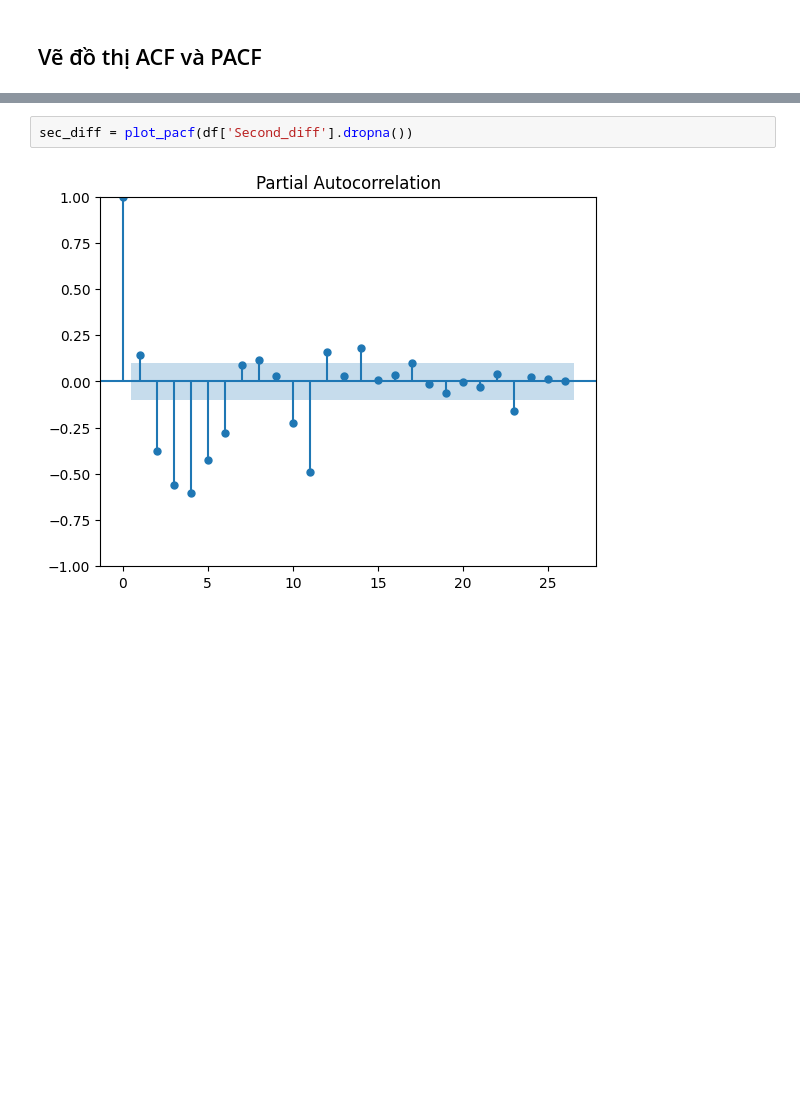
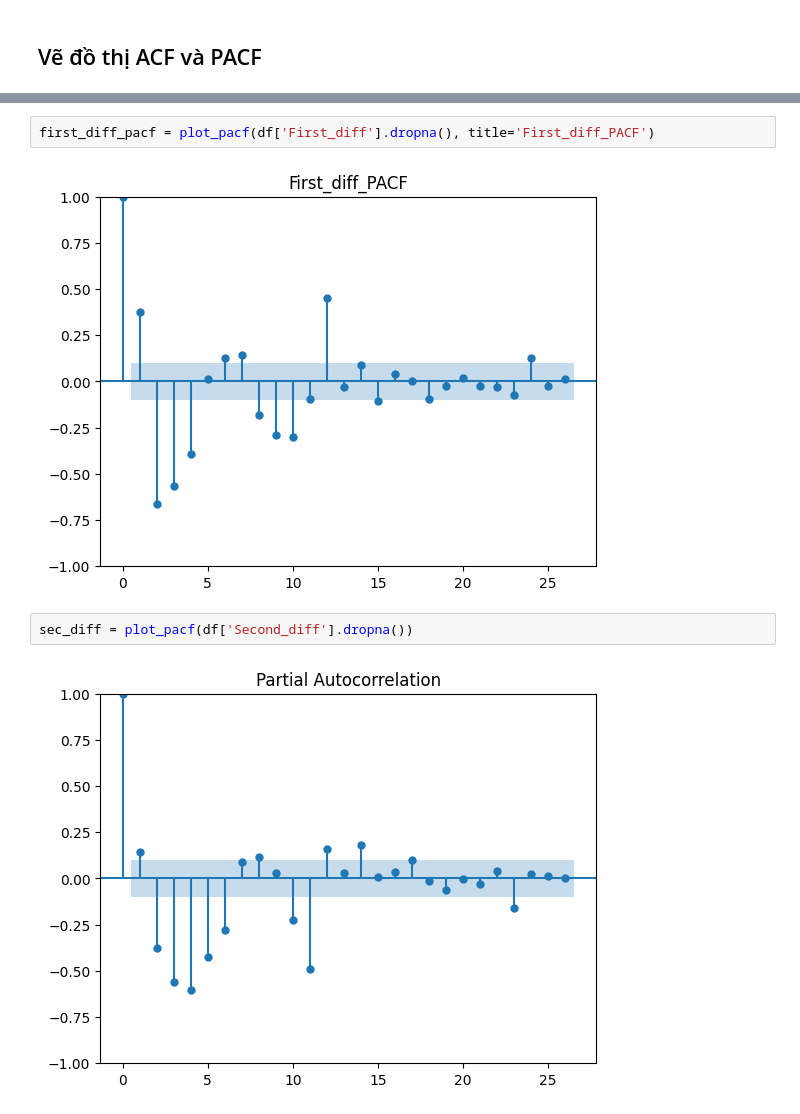
Before and after one commit to NHN-Rex/TDMU_2024-2025, a Jupyter notebook: HK2_LAB_Phan-tich-du-lieu-chuoi-thoi-gian-va-ung-dung/Lab1/code.ipynb, the cells around one changed output, grey strips where cells are left out. Drawn from its saved outputs; the diff is of its cells as text; blank space fills up the shorter version.

```diff
--- a/HK2_LAB_Phan-tich-du-lieu-chuoi-thoi-gian-va-ung-dung/Lab1/code.ipynb
+++ b/HK2_LAB_Phan-tich-du-lieu-chuoi-thoi-gian-va-ung-dung/Lab1/code.ipynb
@@ -137,3 +140,7 @@ first_diff = plot_acf(df['First_diff'].dropna())
+# %%
+first_diff_pacf = plot_pacf(df['First_diff'].dropna(), title='First_diff_PACF')
+# %% [output]
+[figure, added]
 # %%
 sec_diff = plot_pacf(df['Second_diff'].dropna())
 # %% [output]
```
Also changed, not shown: parts of 12 cells of this notebook, 3 other files.
